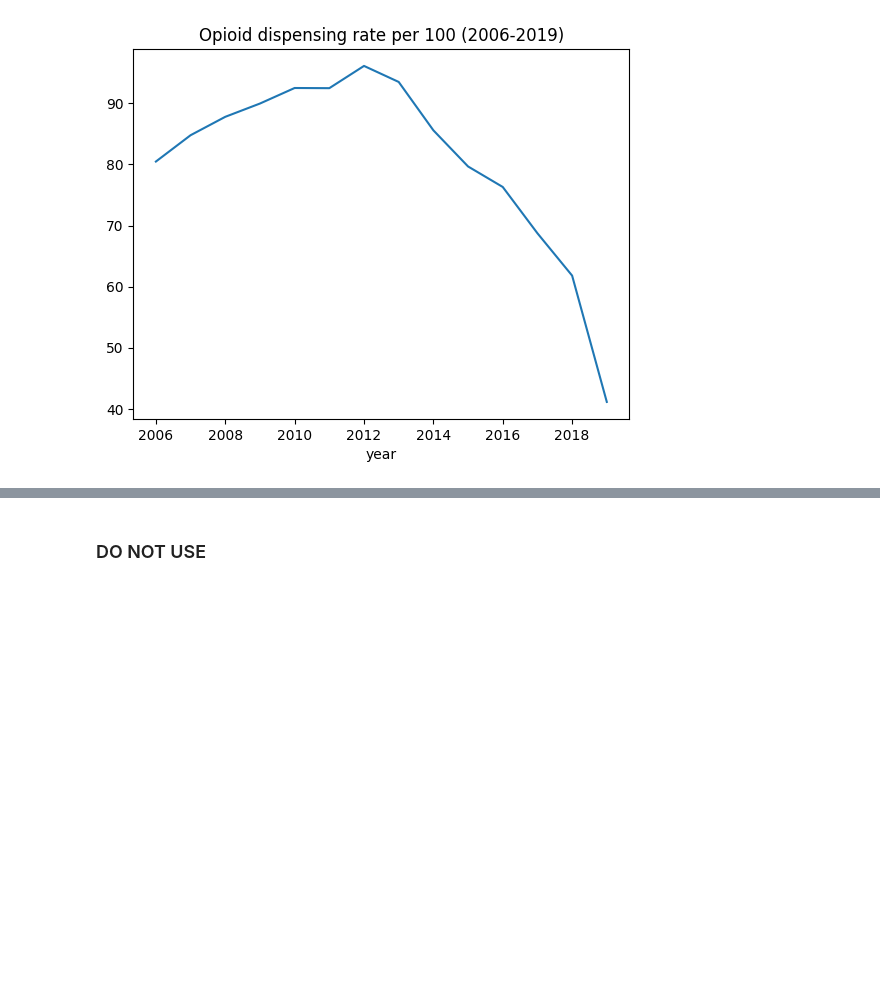
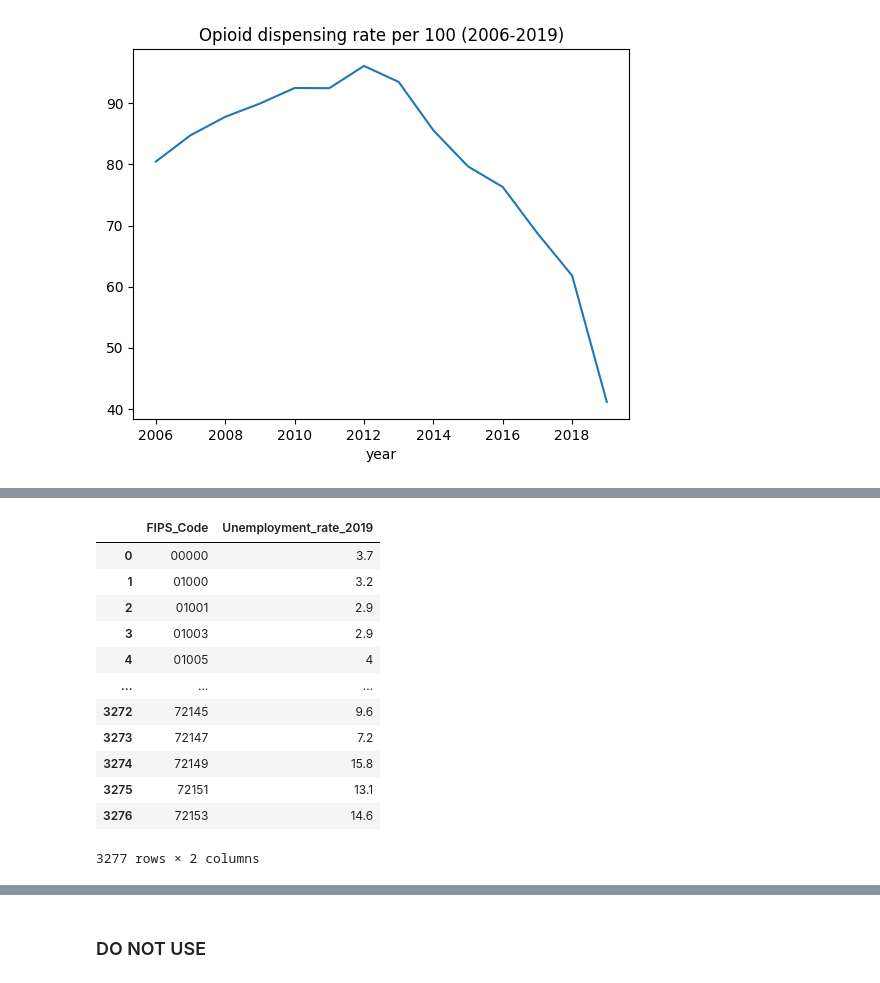
Before and after one commit to Ludougan123234/624-project, a Jupyter notebook: exp_opioid randy.ipynb, the cells around one changed output, grey strips where cells are left out. Saved outputs shown, nothing was run; the diff lists cells and outputs as text; code cells hidden in the pictures; blank space fills up the shorter version.

```diff
--- a/exp_opioid randy.ipynb
+++ b/exp_opioid randy.ipynb
@@ -280,0 +339,16 @@ with imageio.get_writer(fname, mode='I', duration=1000) as writer:
+# %%
+unemp_df.loc[:, unemp_df.columns.str.contains("FIPS|Unemployment_rate_2019")]
+# %% [output]
+|  | FIPS_Code | Unemployment_rate_2019 |
+| 0 | 00000 | 3.7 |
+| 1 | 01000 | 3.2 |
+| 2 | 01001 | 2.9 |
+| 3 | 01003 | 2.9 |
+| 4 | 01005 | 4 |
+| ... | ... | ... |
+| 3272 | 72145 | 9.6 |
+| 3273 | 72147 | 7.2 |
+| 3274 | 72149 | 15.8 |
+| 3275 | 72151 | 13.1 |
+| 3276 | 72153 | 14.6 |
+3277 rows × 2 columns
```
Also changed, not shown: parts of 11 cells of this notebook, 1 other file.
